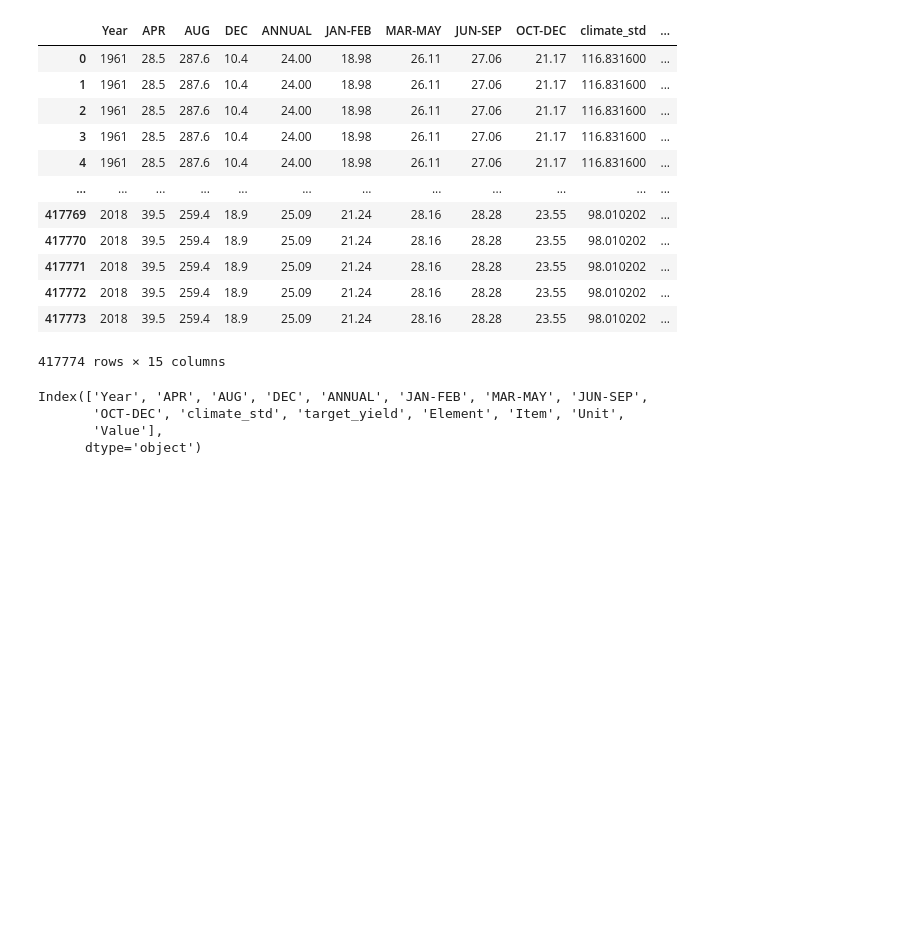
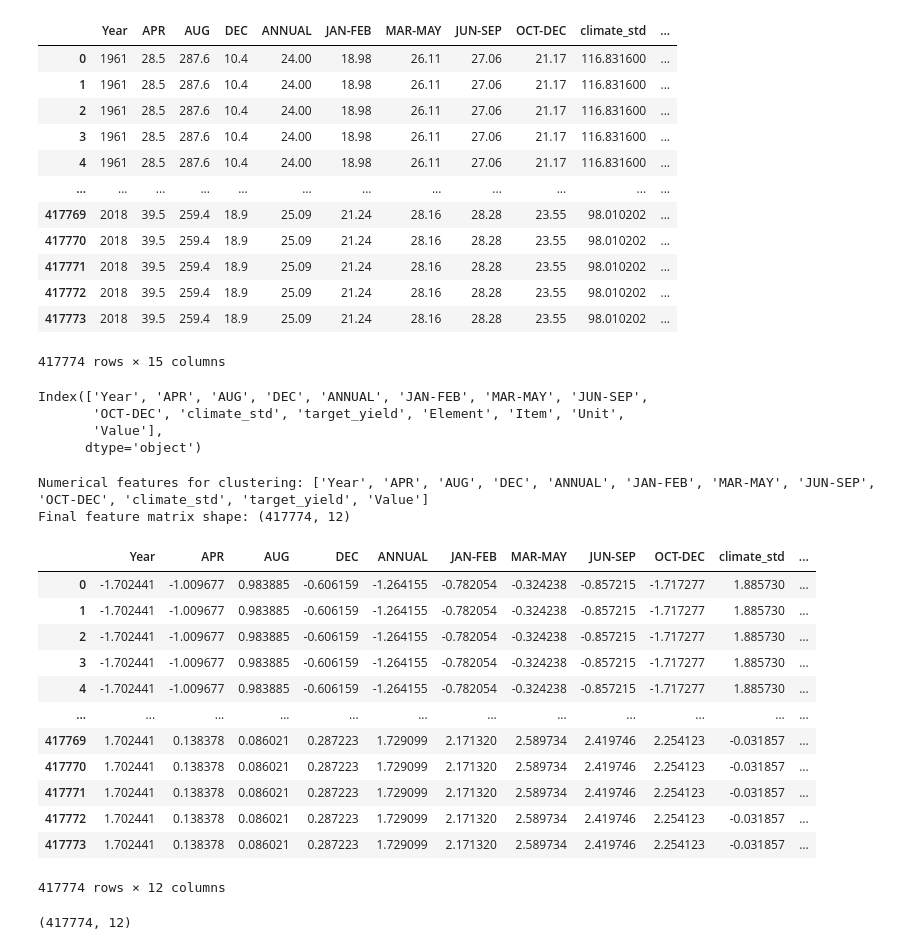
Before and after one commit to sandeepa-ukr/AI-Based-Crop-Predection, a Jupyter notebook: Untitled.ipynb, the cells around one changed output. Cells and saved outputs as stored; diff of their text form; code cells hidden in the pictures; blank space fills up the shorter version.

```diff
--- a/Untitled.ipynb
+++ b/Untitled.ipynb
@@ -190,3 +190,53 @@ Index(['Year', 'APR', 'AUG', 'DEC', 'ANNUAL', 'JAN-FEB', 'MAR-MAY', 'JUN-SEP',
        'OCT-DEC', 'climate_std', 'target_yield', 'Element', 'Item', 'Unit',
        'Value'],
       dtype='object')
+# %%
+# Select only numerical features for unsupervised learning
+numerical_features = train_data.select_dtypes(include=[np.number]).columns.tolist()
+# numerical_features.remove('target_yield')
+
+# # Remove Year if it's not meaningful for clustering
+# if 'Year' in numerical_features:
+#     numerical_features.remove('Year')
+
+print(f"Numerical features for clustering: {numerical_features}")
+
+X = train_data[numerical_features].copy()
+
+# Handle missing values
+if X.isnull().any().any():
+    from sklearn.impute import SimpleImputer
+    imputer = SimpleImputer(strategy='median')
+    X = pd.DataFrame(imputer.fit_transform(X), columns=X.columns)
+    print(f"Missing values handled: {X.isnull().sum().sum()} remaining")
+
+# Scale the features
+from sklearn.preprocessing import StandardScaler
+scaler = StandardScaler()
+X_scaled = scaler.fit_transform(X)
+X_scaled_df = pd.DataFrame(X_scaled, columns=X.columns)
+
+print(f"Final feature matrix shape: {X_scaled_df.shape}")
+# %% [output]
+Numerical features for clustering: ['Year', 'APR', 'AUG', 'DEC', 'ANNUAL', 'JAN-FEB', 'MAR-MAY', 'JUN-SEP', 'OCT-DEC', 'climate_std', 'target_yield', 'Value']
+Final feature matrix shape: (417774, 12)
+# %%
+X_scaled_df
+# %% [output]
+|  | Year | APR | AUG | DEC | ANNUAL | JAN-FEB | MAR-MAY | JUN-SEP | OCT-DEC | climate_std | ... |
+| 0 | -1.702441 | -1.009677 | 0.983885 | -0.606159 | -1.264155 | -0.782054 | -0.324238 | -0.857215 | -1.717277 | 1.885730 | ... |
+| 1 | -1.702441 | -1.009677 | 0.983885 | -0.606159 | -1.264155 | -0.782054 | -0.324238 | -0.857215 | -1.717277 | 1.885730 | ... |
+| 2 | -1.702441 | -1.009677 | 0.983885 | -0.606159 | -1.264155 | -0.782054 | -0.324238 | -0.857215 | -1.717277 | 1.885730 | ... |
+| 3 | -1.702441 | -1.009677 | 0.983885 | -0.606159 | -1.264155 | -0.782054 | -0.324238 | -0.857215 | -1.717277 | 1.885730 | ... |
+| 4 | -1.702441 | -1.009677 | 0.983885 | -0.606159 | -1.264155 | -0.782054 | -0.324238 | -0.857215 | -1.717277 | 1.885730 | ... |
+| ... | ... | ... | ... | ... | ... | ... | ... | ... | ... | ... | ... |
+| 417769 | 1.702441 | 0.138378 | 0.086021 | 0.287223 | 1.729099 | 2.171320 | 2.589734 | 2.419746 | 2.254123 | -0.031857 | ... |
+| 417770 | 1.702441 | 0.138378 | 0.086021 | 0.287223 | 1.729099 | 2.171320 | 2.589734 | 2.419746 | 2.254123 | -0.031857 | ... |
+| 417771 | 1.702441 | 0.138378 | 0.086021 | 0.287223 | 1.729099 | 2.171320 | 2.589734 | 2.419746 | 2.254123 | -0.031857 | ... |
+| 417772 | 1.702441 | 0.138378 | 0.086021 | 0.287223 | 1.729099 | 2.171320 | 2.589734 | 2.419746 | 2.254123 | -0.031857 | ... |
+| 417773 | 1.702441 | 0.138378 | 0.086021 | 0.287223 | 1.729099 | 2.171320 | 2.589734 | 2.419746 | 2.254123 | -0.031857 | ... |
+417774 rows × 12 columns
+# %%
+X_scaled_df.shape
+# %% [output]
+(417774, 12)
```
Also changed, not shown: parts of 8 cells of this notebook.
